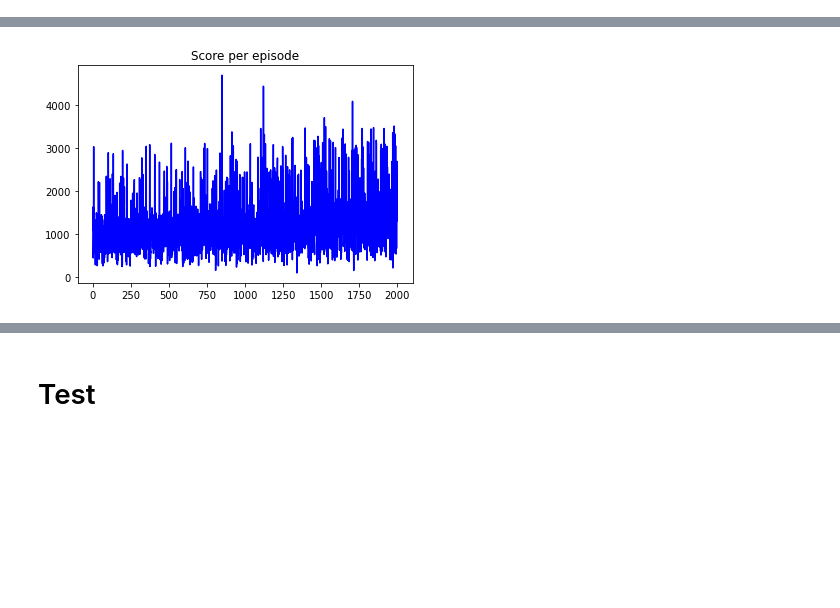
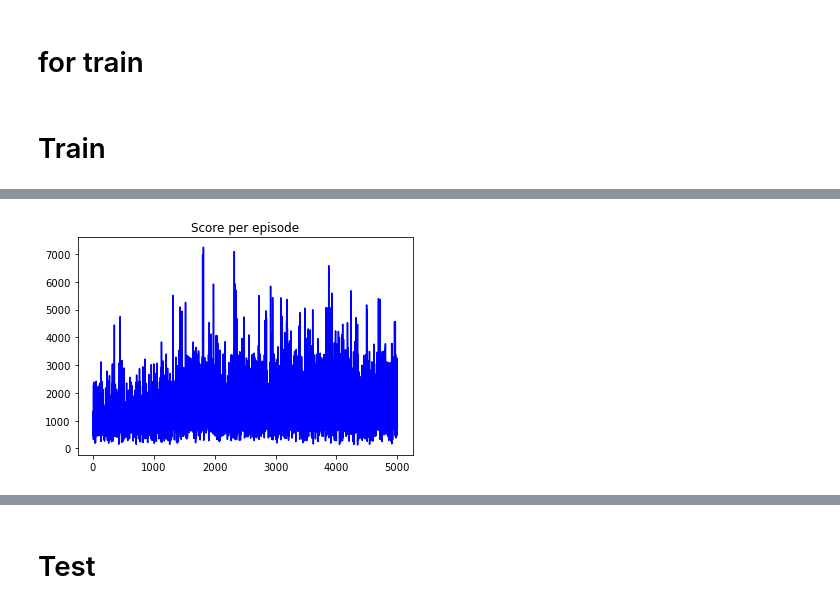
Before and after one commit to K-MinHyuk/2048_reinforcement, a Jupyter notebook: 2048.ipynb, the cells around one changed output, grey strips where cells are left out. Saved outputs shown, nothing was run; the diff lists cells and outputs as text; code cells hidden in the pictures; blank space fills up the shorter version.

```diff
--- a/2048.ipynb
+++ b/2048.ipynb
@@ -49,7 +64,7 @@ class Env(tk.Tk):
         self.init_grid()
         self.init_matrix()
         self.action_size = len(ACTION_STRING)
-        self.wait_visibility()
+#         self.wait_visibility()
 
 
     def init_grid(self):
@@ -123,10 +138,8 @@ class Env(tk.Tk):
                 if new_number == 0:
                     self.grid_cells[i][j].configure(text="", bg=self.BACKGROUND_COLOR_CELL_EMPTY)
                 else:
-                    self.grid_cells[i][j].configure(text=str(new_number), bg=self.BACKGROUND_COLOR_DICT[new_number],
-                                                    fg=self.CELL_COLOR_DICT[new_number])
-        self.grid_cells[4][0].configure(text="Game Score : {}".format(self.score),
-                                        bg=self.BACKGROUND_COLOR_CELL_EMPTY, justify=CENTER)
+                    self.grid_cells[i][j].configure(text=str(new_number), bg=self.BACKGROUND_COLOR_DICT[new_number], fg=self.CELL_COLOR_DICT[new_number])
+        self.grid_cells[4][0].configure(text="Game Score : {}".format(self.score), bg=self.BACKGROUND_COLOR_CELL_EMPTY, justify=CENTER)
         if done:
             self.grid_cells[1][1].configure(text="You", bg=self.BACKGROUND_COLOR_CELL_EMPTY)
             self.grid_cells[1][2].configure(text="Lose!", bg=self.BACKGROUND_COLOR_CELL_EMPTY)
@@ -201,3 +214,5 @@ class Env(tk.Tk):
         if i==len(row):
             result_row.append(row[i-1])
         return score, result_row
+# %% [markdown]
+# for train
@@ -353,17 +474,21 @@ class DQNAgent:
         loss.backward()
         self.train_loss += loss.item()
         self.model_optim.step()
+# %% [markdown]
+# Train
 # %%
 if __name__ == '__main__':
+    model_path = ''
     env = Env()
     state_size = 16
     action_size = 4
     load_model = False
-    agent = DQNAgent(state_size, action_size, load_model)
+    agent = DQNAgent(state_size, action_size, load_model, model_path)
     Top = -np.inf
+    TopScore = -np.inf
     scores, episodes = [], []
-    lossss = []
-    EPISODES=2000
+    loss_list = []
+    EPISODES=5000
     for e in range(EPISODES):
         done=False
         score = 0
@@ -372,20 +497,13 @@ if __name__ == '__main__':
         maxScore = -np.inf
         move =0
         while not done:
-#             if agent.render:
-#             print(env.render())
+#             env.render()
             move+=1
             # get action for the current state and go one step in environment
             action = agent.get_action(state, env)
-#             print(np.array(env.board))
             next_state, reward, done, info = env.step(action)
             next_state = np.reshape(next_state, [1, state_size])
-            # if an action make the episode end, then gives penalty of -100
-#             reward = reward if not done or score == 499 else agent.penalty
-#             print({0 : 'left', 1:'up' , 2:'right', 3:'down'}[action])
-            # save the sample <s, a, r, s'> to the replay memory
             agent.append_sample(state, action, reward, next_state, done)
-            # every time step do the training
             if agent.load_model is False and (len(agent.memory) >= agent.train_start):
                 agent.train_model()
 
@@ -397,16 +515,20 @@ if __name__ == '__main__':
                 # every episode update the target model to be same with model
                 if agent.load_model is False:
                     agent.update_target_model()
-                lossss.append(agent.train_loss/move)
-                # every episode, plot the play time
-#                 score = score if score == 500 else score + 100
+                loss_list.append(agent.train_loss/move)
                 scores.append(score)
                 episodes.append(e)
                 print("episode:", e, "  score:", score, " move:", move,"  memory length:", len(agent.memory), "  epsilon:", agent.epsilon, ' loss:', agent.train_loss/move)
                 if (maxScore > Top) and not (load_model):
-                        Top = maxScore
-                        print('Weights save... Top reward = {}'.format(maxScore))
-                        torch.save(agent.model.state_dict(), './save_model/2048_dqn_trained.pth')
+                    Top = maxScore
+                    print('Weights save... Top reward = {}'.format(maxScore))
+                    torch.save(agent.model.state_dict(), './save_model/topReward.pth')
+                if (score > TopScore) and not (load_model):
+                    TopScore = score
+                    print('Weights save... Top score = {}'.format(TopScore))
+                    torch.save(agent.model.state_dict(), './save_model/topScore.pth')
+    print('Weights save... lastest_model')
+    torch.save(agent.model.state_dict(), './save_model/lastest_model.pth')
     pylab.plot(episodes, scores, 'b')
     pylab.title('Score per episode')
     pylab.savefig('save_plt/Learning_rate={},epsilon_min={},Discount_factor={},episod={}.png'.format(agent.learning_rate, agent.epsilon_min, agent.discount_factor, e+1), dpi=300, facecolor='w')
@@ -431 +553 @@ episode: 1999   score: 2584  move: 223   memory length: 5000   epsilon: 0.1  los
-[figure, old version]
+[figure, new version]
```
Also changed, not shown: parts of 10 cells of this notebook, 15 other files.
